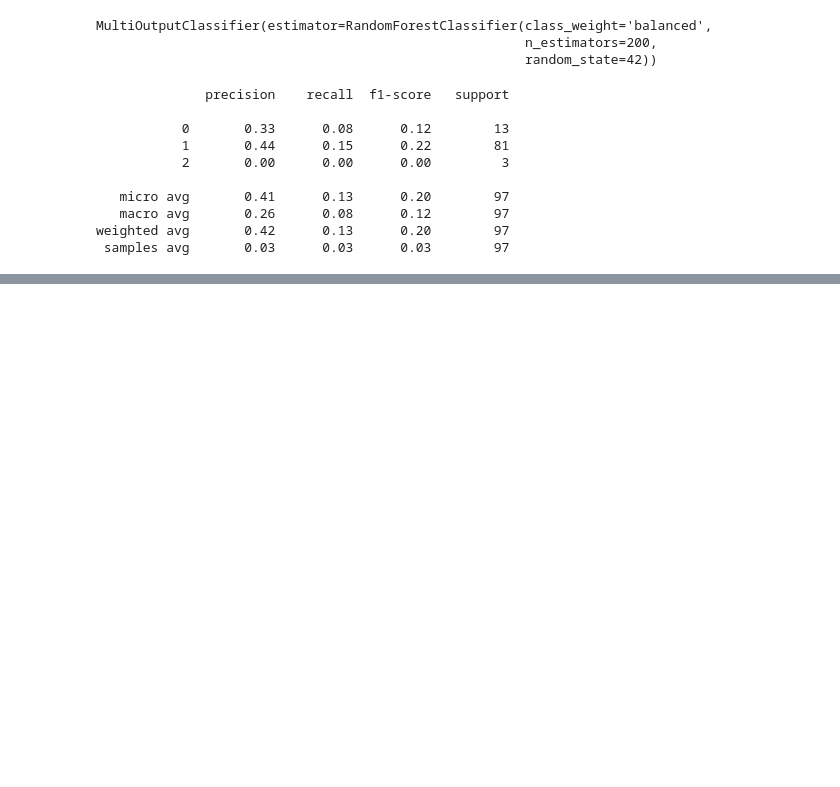
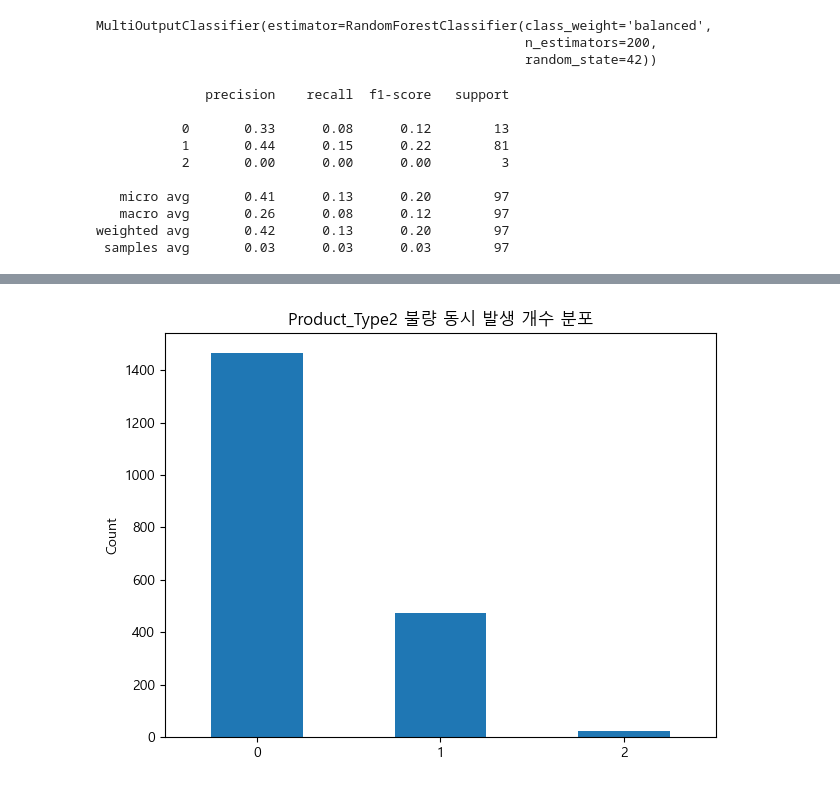
Before and after one commit to dlalswns0211/sparta_project_2_team1, a Jupyter notebook: src/LSB/eda_product2_LSB.ipynb, the cells around one changed output, grey strips where cells are left out. Saved outputs shown, nothing was run; the diff lists cells and outputs as text; code cells hidden in the pictures; blank space fills up the shorter version.

```diff
--- a/src/LSB/eda_product2_LSB.ipynb
+++ b/src/LSB/eda_product2_LSB.ipynb
@@ -189,0 +203,12 @@ weighted avg       0.42      0.13      0.20        97
+# %%
+plt.rcParams['font.family'] = 'Malgun Gothic'
+plt.rcParams['axes.unicode_minus'] = False
+
+y_group.sum(axis=1).value_counts().sort_index().plot(kind="bar")
+plt.title("Product_Type2 불량 동시 발생 개수 분포")
+plt.ylabel("Count")
+plt.xticks(rotation=0)
+plt.tight_layout()
+plt.show()
+# %% [output]
+[figure, added]
```
Also changed, not shown: parts of 2 cells of this notebook.
